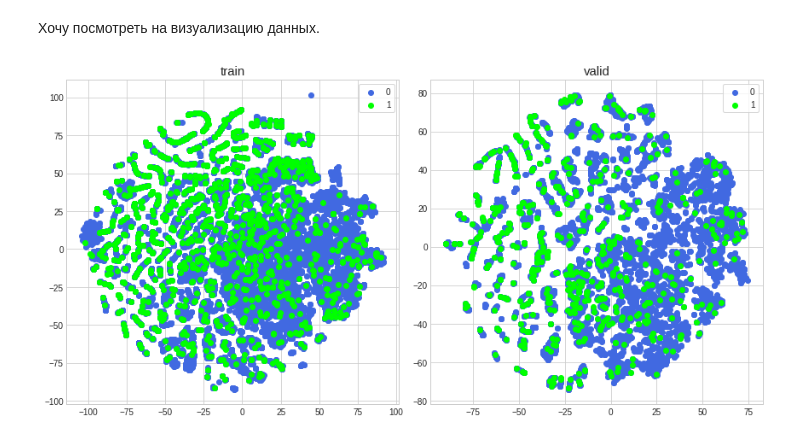
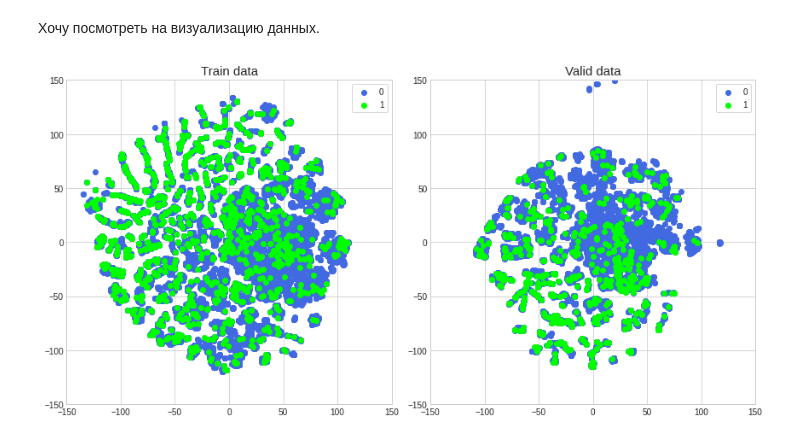
Before and after one commit to necroshine0/ds-notebooks, a Jupyter notebook: default/v2/EDA.ipynb, the cells around one changed output. Drawn from its saved outputs; the diff is of its cells as text; code cells hidden in the pictures.

```diff
--- a/default/v2/EDA.ipynb
+++ b/default/v2/EDA.ipynb
@@ -995,14 +995,14 @@ class BaseTransformer(BaseEstimator, TransformerMixin):
         df[self.floats] = self.imputer.transform(df[self.floats])
 
         if self.outliers and not is_test:
-            self.quantiles = {}
+            quantiles = {}
             for colname in self.floats:
-                self.quantiles[colname] = (
+                quantiles[colname] = (
                     df[colname].quantile(self.q_high), df[colname].quantile(self.q_low)
                 )
 
             for colname in self.floats:
-                q_98, q_2 = self.quantiles[colname]
+                q_98, q_2 = quantiles[colname]
                 df = df[df[colname] <= q_98]
                 df = df[df[colname] >= q_2]
         df.drop(self.bad, axis=1, inplace=True)
@@ -1107,7 +1107,7 @@ valid_ = df_valid.copy()
 # %% [markdown]
 #### Кодирование и преобразование признаков
 # %%
-dt = DataTransformer(FEATURES, MIN_VALUES).fit(df_train)
+dt = DataTransformer(FEATURES, MIN_VALUES, outliers=True).fit(df_train)
 X_train = dt.transform(df_train, is_test=False)
 # %%
 def compare(col_1, col_2=None):
@@ -1280,7 +1278,7 @@ tsne = TSNE(**tsne_kwargs, n_jobs=-1)
 train_tsne = tsne.fit_transform(X_train, y_train)
 valid_tsne = tsne.fit_transform(X_valid, y_valid)
 # %%
-def plot_tsne(data_tsne: dict, labels: dict):
+def plot_tsne(data_tsne: dict, labels: dict, ylim: list = [-150, 150], xlim: list = [-150, 150]):
     fig, axes = plt.subplots(ncols=2, figsize=(12, 6))
     for i, name in enumerate(data_tsne):
         X = data_tsne[name]
@@ -1291,14 +1289,16 @@ def plot_tsne(data_tsne: dict, labels: dict):
         axes[i].scatter(X[neg_inds, 0], X[neg_inds, 1], color='royalblue', label='0')
         axes[i].scatter(X[pos_inds, 0], X[pos_inds, 1], color='lime', label='1')
 
-        axes[i].set_title(name, fontsize=15)
+        axes[i].set_title(f'{name} data', fontsize=15)
         axes[i].legend()
+        axes[i].set_ylim(ylim)
+        axes[i].set_xlim(xlim)
 
     plt.tight_layout()
     plt.show()
 # %%
-data_tsne = {'train': train_tsne, 'valid': valid_tsne}
-labels = {'train': y_train, 'valid': y_valid}
+data_tsne = {'Train': train_tsne, 'Valid': valid_tsne}
+labels = {'Train': y_train, 'Valid': y_valid}
 plot_tsne(data_tsne, labels)
 # %% [output]
-[figure, old version]
+[figure, new version]
```
Also changed, not shown: parts of 17 cells of this notebook.
